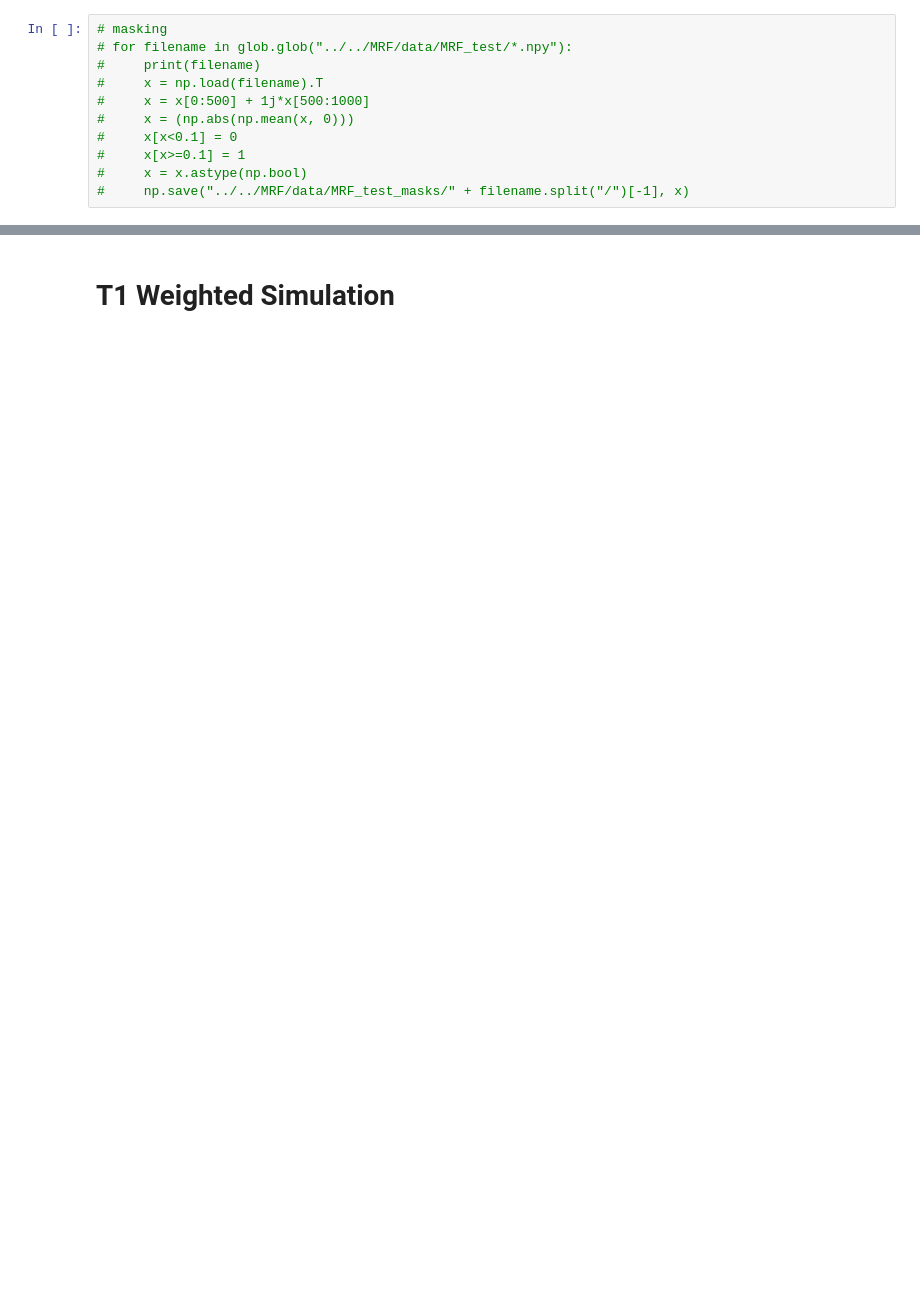
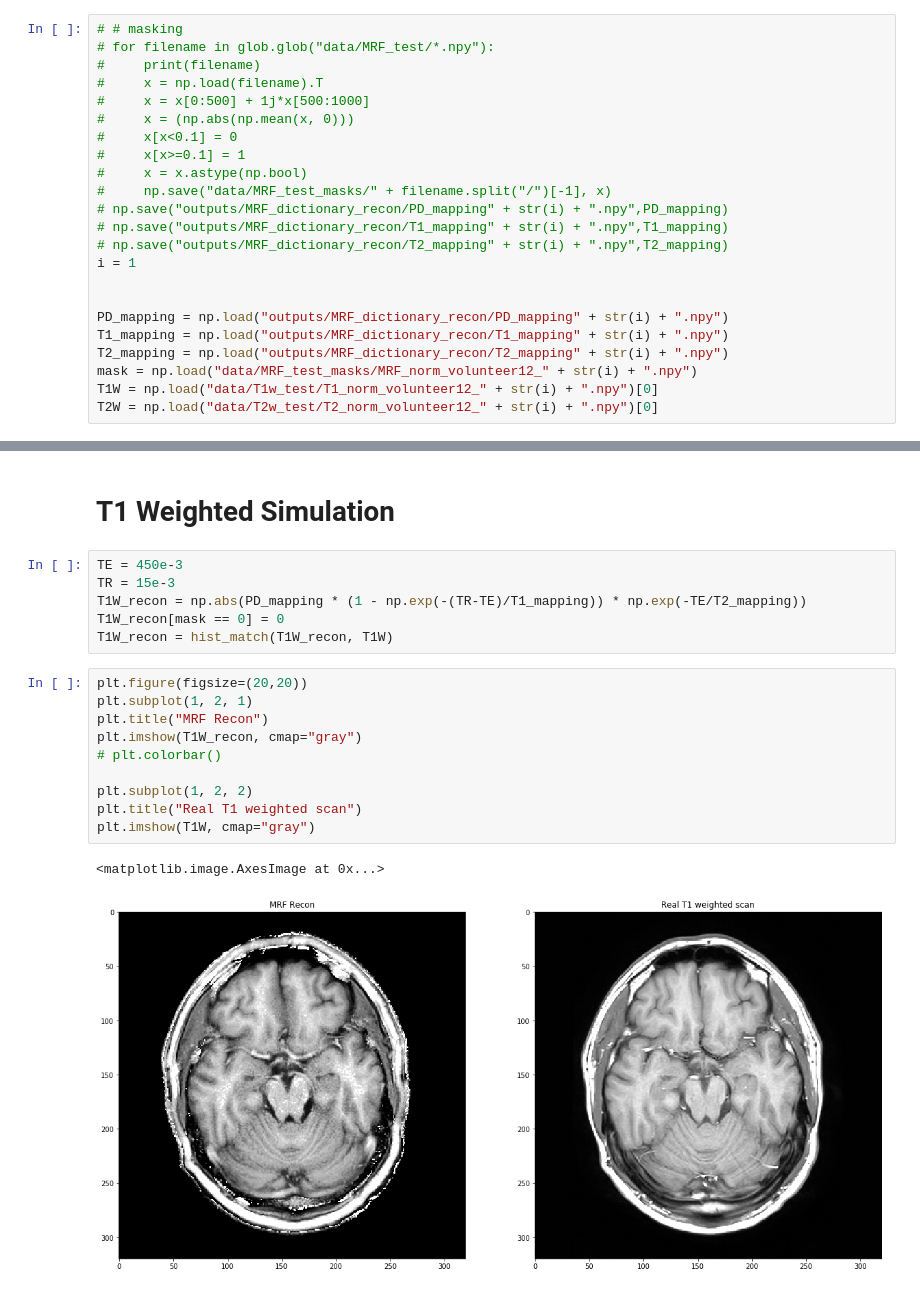
Before and after one commit to Ilya-Muromets/AutoMRF, a Jupyter notebook: MRF_Reconstruction.ipynb, the cells around one changed output, grey strips where cells are left out. Cells and saved outputs as stored; diff of their text form; blank space fills up the shorter version.

```diff
--- a/MRF_Reconstruction.ipynb
+++ b/MRF_Reconstruction.ipynb
@@ -44,6 +90,6 @@ TypeError: load() missing 1 required positional argument: 'file'
 # %%
-# masking
-# for filename in glob.glob("../../MRF/data/MRF_test/*.npy"):
+# # masking
+# for filename in glob.glob("data/MRF_test/*.npy"):
 #     print(filename)
 #     x = np.load(filename).T
 #     x = x[0:500] + 1j*x[500:1000]
@@ -51,4 +97,16 @@ TypeError: load() missing 1 required positional argument: 'file'
 #     x[x<0.1] = 0
 #     x[x>=0.1] = 1
 #     x = x.astype(np.bool)
-#     np.save("../../MRF/data/MRF_test_masks/" + filename.split("/")[-1], x)
+#     np.save("data/MRF_test_masks/" + filename.split("/")[-1], x)
+# np.save("outputs/MRF_dictionary_recon/PD_mapping" + str(i) + ".npy",PD_mapping)
+# np.save("outputs/MRF_dictionary_recon/T1_mapping" + str(i) + ".npy",T1_mapping)
+# np.save("outputs/MRF_dictionary_recon/T2_mapping" + str(i) + ".npy",T2_mapping)
+i = 1
+
+
+PD_mapping = np.load("outputs/MRF_dictionary_recon/PD_mapping" + str(i) + ".npy")
+T1_mapping = np.load("outputs/MRF_dictionary_recon/T1_mapping" + str(i) + ".npy")
+T2_mapping = np.load("outputs/MRF_dictionary_recon/T2_mapping" + str(i) + ".npy")
+mask = np.load("data/MRF_test_masks/MRF_norm_volunteer12_" + str(i) + ".npy")
+T1W = np.load("data/T1w_test/T1_norm_volunteer12_" + str(i) + ".npy")[0]
+T2W = np.load("data/T2w_test/T2_norm_volunteer12_" + str(i) + ".npy")[0]
@@ -75,2 +113,21 @@ plt.show()
 # %% [markdown]
  # T1 Weighted Simulation
+# %%
+TE = 450e-3
+TR = 15e-3
+T1W_recon = np.abs(PD_mapping * (1 - np.exp(-(TR-TE)/T1_mapping)) * np.exp(-TE/T2_mapping))
+T1W_recon[mask == 0] = 0
+T1W_recon = hist_match(T1W_recon, T1W)
+# %%
+plt.figure(figsize=(20,20))
+plt.subplot(1, 2, 1)
+plt.title("MRF Recon")
+plt.imshow(T1W_recon, cmap="gray")
+# plt.colorbar()
+
+plt.subplot(1, 2, 2)
+plt.title("Real T1 weighted scan")
+plt.imshow(T1W, cmap="gray")
+# %% [output]
+<matplotlib.image.AxesImage at 0x...>
+[figure, added]
```
Also changed, not shown: parts of 17 cells of this notebook, 25 other files.
